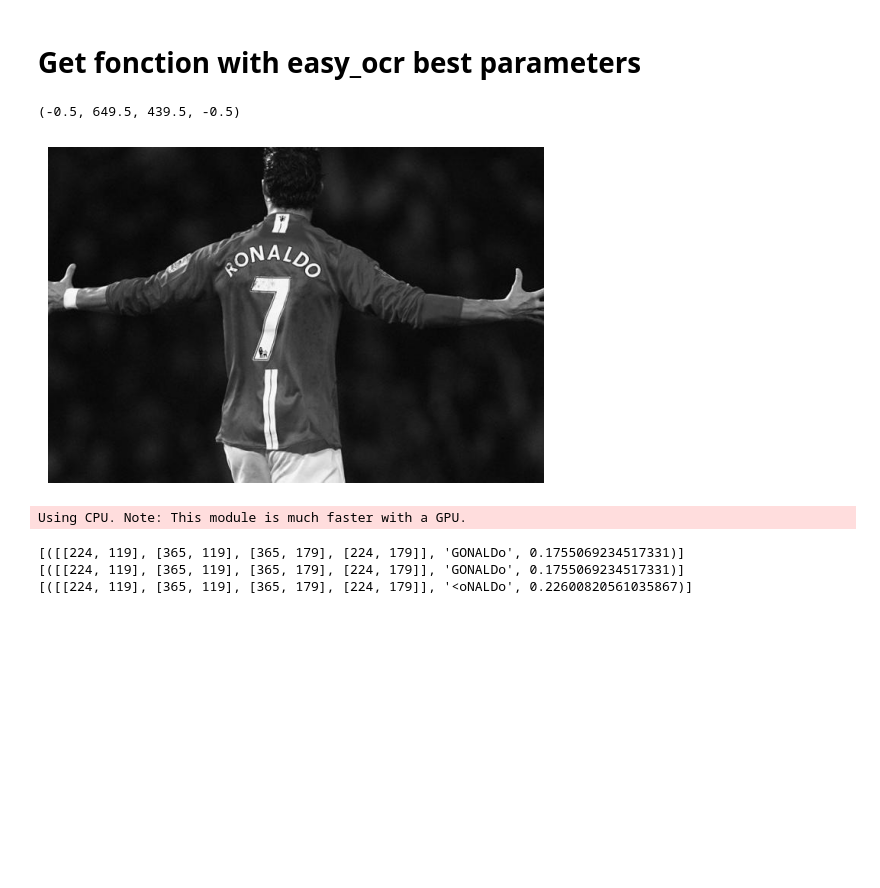
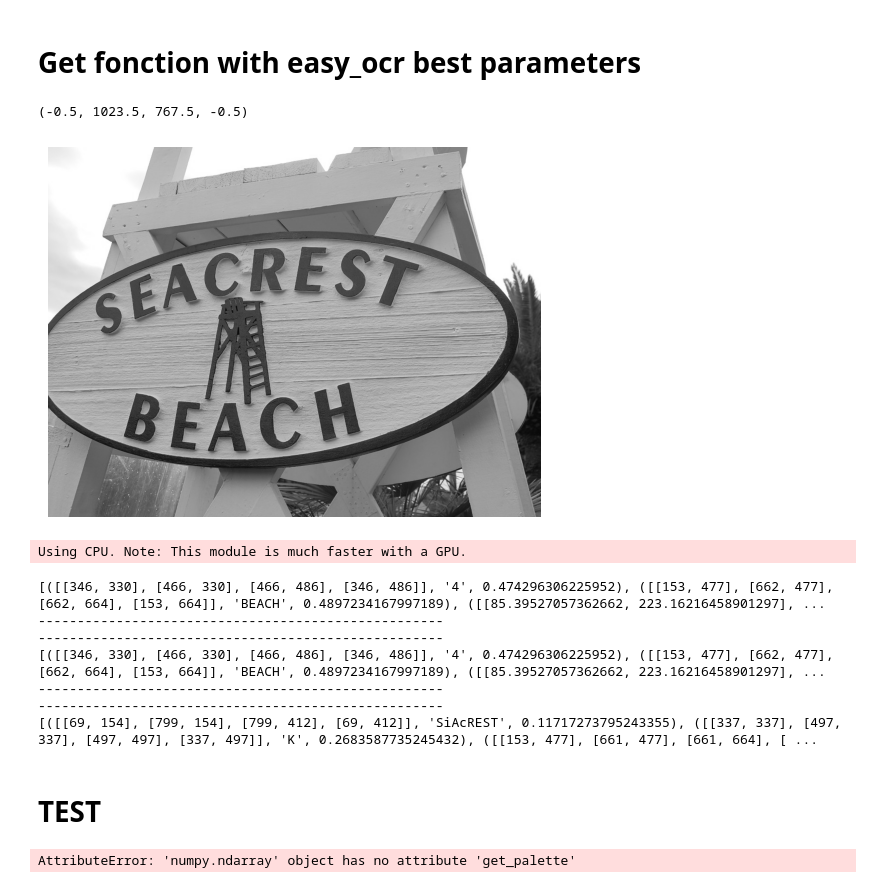
Before and after one commit to nosakail/OCR, a Jupyter notebook: experimental-framework/get_best_parameters.ipynb, the cells around one changed output. Cells and saved outputs as stored; diff of their text form; code cells hidden in the pictures; blank space fills up the shorter version.

```diff
--- a/experimental-framework/get_best_parameters.ipynb
+++ b/experimental-framework/get_best_parameters.ipynb
@@ -13,13 +13,13 @@ img_fns = glob(data_dir + '/*')
 # %% [markdown]
 # Get fonction with easy_ocr best parameters
 # %%
-img = cv2.imread(data_dir + '/image001.jpg')
+img = cv2.imread(data_dir + '/image002.jpg')
 gray = cv2.cvtColor(img, cv2.COLOR_BGR2GRAY)
 plt.imshow(cv2.cvtColor(gray, cv2.COLOR_BGR2RGB))
 plt.axis('off')
 # %% [output]
-(-0.5, 649.5, 439.5, -0.5)
+(-0.5, 1023.5, 767.5, -0.5)
-[figure, old version]
+[figure, new version]
 # %%
 bfilter = cv2.bilateralFilter(gray, 11, 17, 17) #Noise reduction
 #edged = cv2.Canny(bfilter, 30, 200) #Edge detection
@@ -32,10 +32,40 @@ result_1 = reader.readtext(bfilter, decoder='beamsearch') #img de base avec bfil
 result_2 = reader.readtext(bfilter, decoder='wordbeamsearch')# img de base avec bfilter et wordbeamsearch
 result_3 = reader.readtext(img) # img de base
 print(result_1)
+print('----------------------------------------------------')
+print('----------------------------------------------------')
 print(result_2)
+print('----------------------------------------------------')
+print('----------------------------------------------------')
 print(result_3)
 # %% [output]
 Using CPU. Note: This module is much faster with a GPU.
-[([[224, 119], [365, 119], [365, 179], [224, 179]], 'GONALDo', 0.1755069234517331)]
-[([[224, 119], [365, 119], [365, 179], [224, 179]], 'GONALDo', 0.1755069234517331)]
-[([[224, 119], [365, 119], [365, 179], [224, 179]], '<oNALDo', 0.22600820561035867)]
+[([[346, 330], [466, 330], [466, 486], [346, 486]], '4', 0.474296306225952), ([[153, 477], [662, 477], [662, 664], [153, 664]], 'BEACH', 0.4897234167997189), ([[85.39527057362662, 223.16216458901297], ...
+----------------------------------------------------
+----------------------------------------------------
+[([[346, 330], [466, 330], [466, 486], [346, 486]], '4', 0.474296306225952), ([[153, 477], [662, 477], [662, 664], [153, 664]], 'BEACH', 0.4897234167997189), ([[85.39527057362662, 223.16216458901297], ...
+----------------------------------------------------
+----------------------------------------------------
+[([[69, 154], [799, 154], [799, 412], [69, 412]], 'SiAcREST', 0.11717273795243355), ([[337, 337], [497, 337], [497, 497], [337, 497]], 'K', 0.2683587735245432), ([[153, 477], [661, 477], [661, 664], [ ...
+# %% [markdown]
+# TEST
+# %%
+from colorthief import ColorThief
+img = cv2.imread('test/image002.jpg')
+
+# Extraire la palette de couleurs dominantes
+palette = img.get_palette(color_count=2)
+
+# Sélectionner la couleur dominante
+background_color = palette[0]
+
+# Convertir la couleur en niveaux de gris
+gray = np.dot(background_color[0:3], [0.299, 0.587, 0.114])
+
+# Déterminer si la couleur du background est claire ou foncée
+if gray > 128:
+    print("La couleur du background est claire.")
+else:
+    print("La couleur du background est foncée.")
+# %% [output]
+AttributeError: 'numpy.ndarray' object has no attribute 'get_palette'
```
Also changed, not shown: 3 other files.
